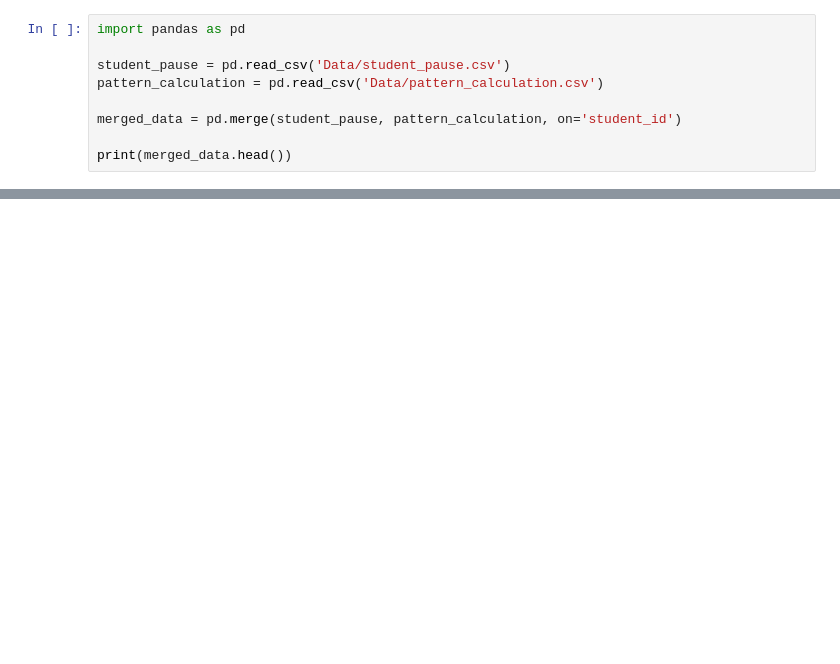
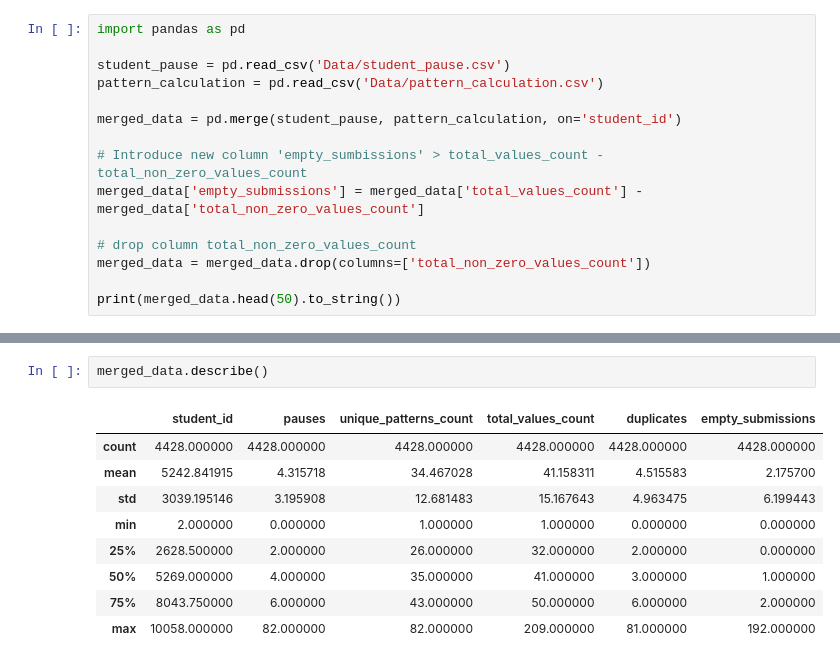
Before and after one commit to RowanBattles/Group4AI, a Jupyter notebook: DataMerge.ipynb, the cells around one changed output, grey strips where cells are left out. Drawn from its saved outputs; the diff is of its cells as text; blank space fills up the shorter version.

Commit message:
new dataframe

```diff
--- a/DataMerge.ipynb
+++ b/DataMerge.ipynb
@@ -6,5 +6,11 @@ pattern_calculation = pd.read_csv('Data/pattern_calculation.csv')
 
 merged_data = pd.merge(student_pause, pattern_calculation, on='student_id')
 
-print(merged_data.head())
+# Introduce new column 'empty_sumbissions' > total_values_count - total_non_zero_values_count
+merged_data['empty_submissions'] = merged_data['total_values_count'] - merged_data['total_non_zero_values_count']
+
+# drop column total_non_zero_values_count
+merged_data = merged_data.drop(columns=['total_non_zero_values_count'])
+
+print(merged_data.head(50).to_string())
 # %% [output]
@@ -23,0 +34,12 @@ print(merged_data.head())
+# %%
+merged_data.describe()
+# %% [output]
+|  | student_id | pauses | unique_patterns_count | total_values_count | duplicates | empty_submissions |
+| count | 4428.000000 | 4428.000000 | 4428.000000 | 4428.000000 | 4428.000000 | 4428.000000 |
+| mean | 5242.841915 | 4.315718 | 34.467028 | 41.158311 | 4.515583 | 2.175700 |
+| std | 3039.195146 | 3.195908 | 12.681483 | 15.167643 | 4.963475 | 6.199443 |
+| min | 2.000000 | 0.000000 | 1.000000 | 1.000000 | 0.000000 | 0.000000 |
+| 25% | 2628.500000 | 2.000000 | 26.000000 | 32.000000 | 2.000000 | 0.000000 |
+| 50% | 5269.000000 | 4.000000 | 35.000000 | 41.000000 | 3.000000 | 1.000000 |
+| 75% | 8043.750000 | 6.000000 | 43.000000 | 50.000000 | 6.000000 | 2.000000 |
+| max | 10058.000000 | 82.000000 | 82.000000 | 209.000000 | 81.000000 | 192.000000 |
```
Also changed, not shown: parts of 3 cells of this notebook, 26 other files.
